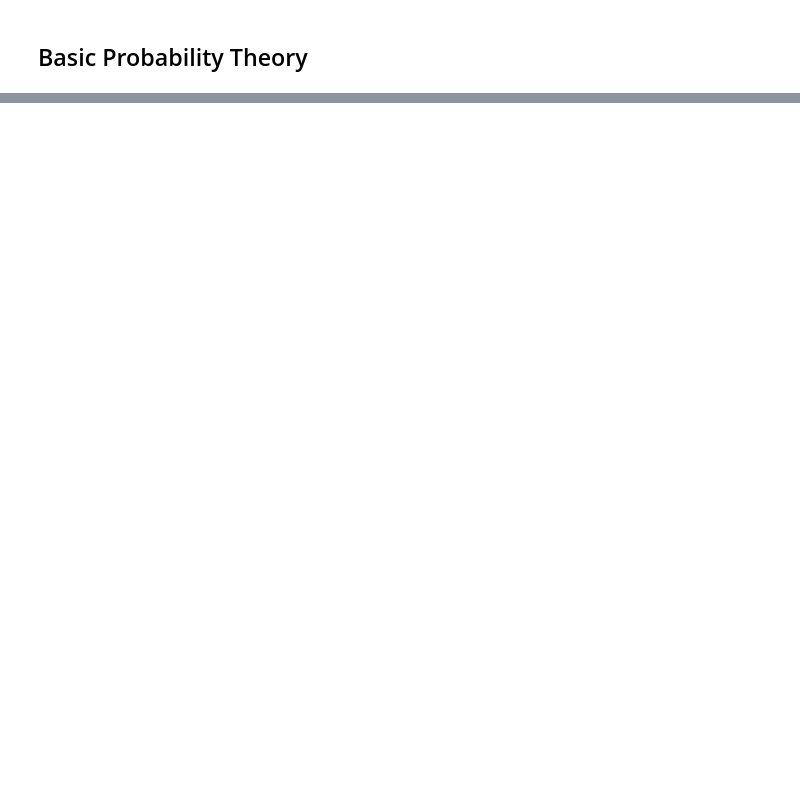
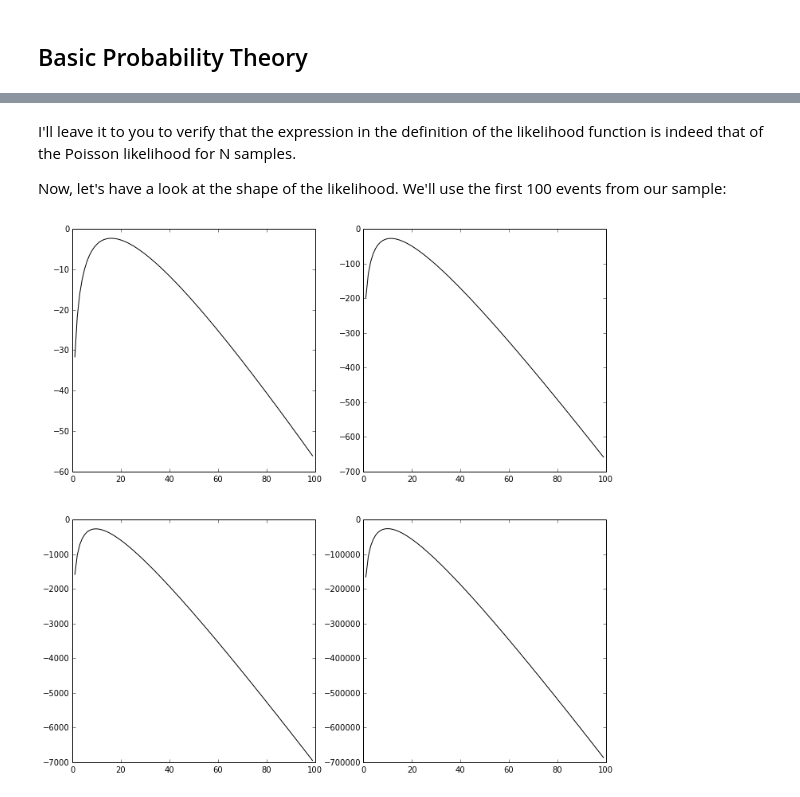
Before and after one commit to dhuppenkothen/ClassicalStatsPython, a Jupyter notebook: classicalstatsexamples.ipynb, the cells around one changed output, grey strips where cells are left out. Saved outputs shown, nothing was run; the diff lists cells and outputs as text; code cells hidden in the pictures; blank space fills up the shorter version.

Commit message:
Added some stuff from AstroDataHackWeek repository to this notebook

```diff
--- a/classicalstatsexamples.ipynb
+++ b/classicalstatsexamples.ipynb
@@ -44,0 +97,3 @@ plot_ap(accuracy, precision)
+# %%
+import scipy.stats
+n = scipy.stats.norm(2, 4)
@@ -44,0 +119,10 @@ plot_ap(accuracy, precision)
+# %%
+## let's make another sample
+sample = np.random.normal(2,2,size=1000)
+
+## now fit a normal distribution to the sample with the
+## fit method of the norm class
+f = scipy.stats.norm.fit(sample)
+
+print("The fit parameter for the mean of the distribution is: %.4f"%f[0])
+print("The fit parameter for the standard deviation of the distribution is: %.4f"%f[1])
@@ -44,0 +137,28 @@ plot_ap(accuracy, precision)
+# %%
+def poisson_loglike(rate, data):
+    ## make rate parameter into array of same length as data:
+    r = np.ones(len(data))*rate
+    ## now we can compute the log-likelihood:
+    llike = -np.sum(r) + np.sum(data*np.log(r))-np.sum(scipy.special.gammaln(data + 1))
+    return llike
+
+
+sample = np.random.poisson(10, size=10000)
+# %% [markdown]
+I'll leave it to you to verify that the expression in the definition of the likelihood function is indeed that of the Poisson likelihood for N samples.
+
+Now, let's have a look at the shape of the likelihood. We'll use the first 100 events from our sample:
+# %%
+
+## return likelihood for sample s for a bunch of guesses
+def guess_like(s):
+    guesses = np.arange(100)
+    like_all = [poisson_loglike(g, s) for g in guesses]
+    return like_all
+
+fig = figure(figsize=(12,12))
+for i,n in enumerate([1, 10, 100, 10000]):
+    ax = fig.add_subplot(2,2,(i+1))
+    plot(np.arange(100), np.array(guess_like(sample[:n])), color="black", label="%i samples"%n)
+# %% [output]
+[figure, added]
```
Also changed, not shown: parts of 29 cells of this notebook.
